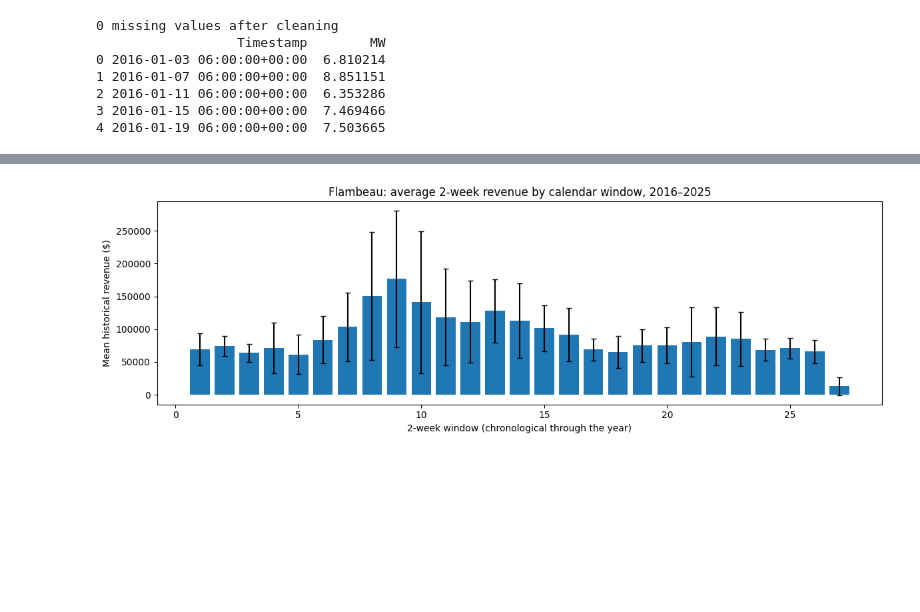
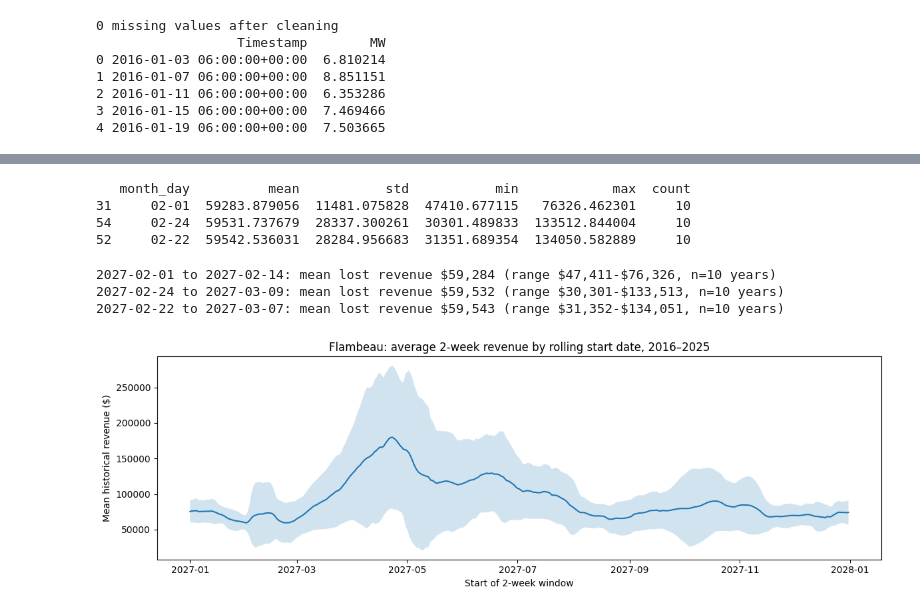
Before and after one commit to ohmygodjustload/DataScienceProblem, a Jupyter notebook: notebooks/analysis.ipynb, the cells around one changed output, grey strips where cells are left out. Drawn from its saved outputs; the diff is of its cells as text; code cells hidden in the pictures; blank space fills up the shorter version.

Commit message:
implememt rolling-week and interpolate data

```diff
--- a/notebooks/analysis.ipynb
+++ b/notebooks/analysis.ipynb
@@ -194,15 +131,67 @@ for _, row in candidates.iterrows():
+# %%
+merged_interp["date"] = merged_interp["timestamp"].dt.date
+daily = merged_interp.groupby("date")["revenue"].sum().reset_index()
+daily["date"] = pd.to_datetime(daily["date"])
+
+daily["iso_year"] = daily["date"].dt.isocalendar().year
+daily["iso_week"] = daily["date"].dt.isocalendar().week
+# %%
+# Check every possible 2 week interval
+daily_full = daily.set_index("date").sort_index()
+
+trailing_sum = daily_full["revenue"].rolling(window=14).sum()
+daily_full["window_revenue"] = trailing_sum.shift(-13)  # sums date..date+13, not date-13..date
+daily_full = daily_full.dropna(subset=["window_revenue"])
+
+daily_full["month_day"] = daily_full.index.strftime("%m-%d")
+
+window_curve = (
+    daily_full.groupby("month_day")["window_revenue"]
+    .agg(["mean", "std", "min", "max", "count"])
+    .reset_index()
+    .sort_values("mean")
+)
+
+full_years = window_curve["count"].max()
+candidates = window_curve[window_curve["count"] >= full_years - 1].head(3)
+print(candidates)
+# %% [output]
+   month_day          mean           std           min            max  count
+31     02-01  59283.879056  11481.075828  47410.677115   76326.462301     10
+54     02-24  59531.737679  28337.300261  30301.489833  133512.844004     10
+52     02-22  59542.536031  28284.956683  31351.689354  134050.582889     10
+# %%
+def month_day_to_2027(month_day):
+    month, day = map(int, month_day.split("-"))
+    if month == 2 and day == 29:    # 2027 isn't a leap year
+        day = 28
+    start = date(2027, month, day)
+    end = start + timedelta(days=13)
+    return start, end
+
+top3 = window_curve[window_curve["count"] >= window_curve["count"].max() - 1].sort_values("mean").head(3)
+
+for _, row in top3.iterrows():
+    start, end = month_day_to_2027(row["month_day"])
+    print(f"{start} to {end}: mean lost revenue ${row['mean']:,.0f} "
+          f"(range ${row['min']:,.0f}-${row['max']:,.0f}, n={int(row['count'])} years)")
+# %% [output]
+2027-02-01 to 2027-02-14: mean lost revenue $59,284 (range $47,411-$76,326, n=10 years)
+2027-02-24 to 2027-03-09: mean lost revenue $59,532 (range $30,301-$133,513, n=10 years)
+2027-02-22 to 2027-03-07: mean lost revenue $59,543 (range $31,352-$134,051, n=10 years)
 # %%
 import matplotlib.pyplot as plt
 
-window_stats_sorted = window_stats.sort_values("window_id")
+wc_plot = window_curve[window_curve["month_day"] != "02-29"].sort_values("month_day").copy()
+wc_plot["plot_date"] = pd.to_datetime("2027-" + wc_plot["month_day"], format="%Y-%m-%d")
 
 plt.figure(figsize=(12, 4))
-plt.bar(window_stats_sorted["window_id"], window_stats_sorted["mean"],
-        yerr=window_stats_sorted["std"], capsize=3)
-plt.xlabel("2-week window (chronological through the year)")
+plt.plot(wc_plot["plot_date"], wc_plot["mean"])
+plt.fill_between(wc_plot["plot_date"], wc_plot["mean"] - wc_plot["std"], wc_plot["mean"] + wc_plot["std"], alpha=0.2)
+plt.xlabel("Start of 2-week window")
 plt.ylabel("Mean historical revenue ($)")
-plt.title("Flambeau: average 2-week revenue by calendar window, 2016–2025")
+plt.title("Flambeau: average 2-week revenue by rolling start date, 2016–2025")
 plt.tight_layout()
 plt.show()
 # %% [output]
-[figure, old version]
+[figure, new version]
```
Also changed, not shown: parts of 8 cells of this notebook, 1 other file.
